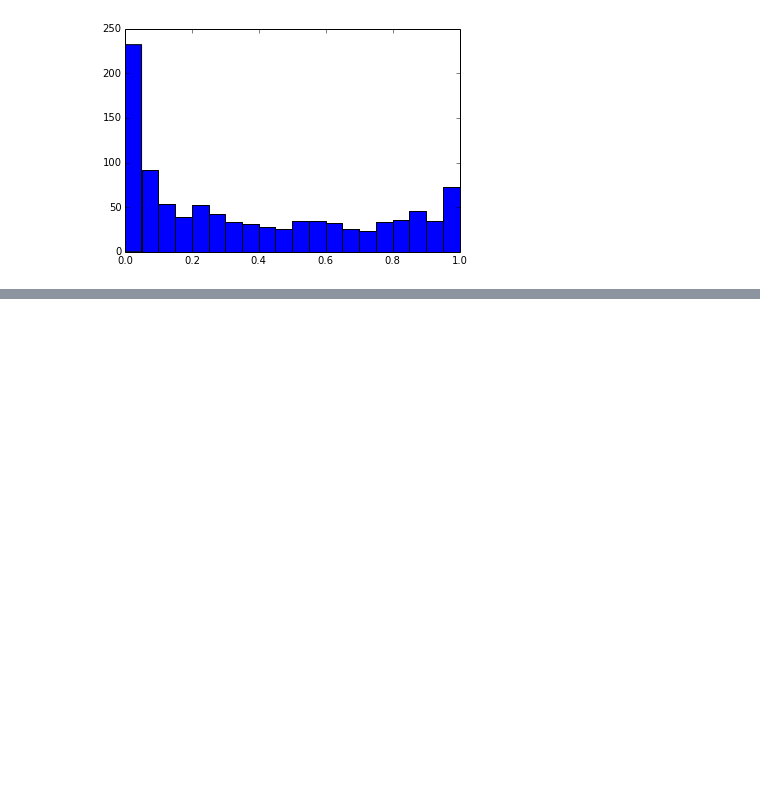
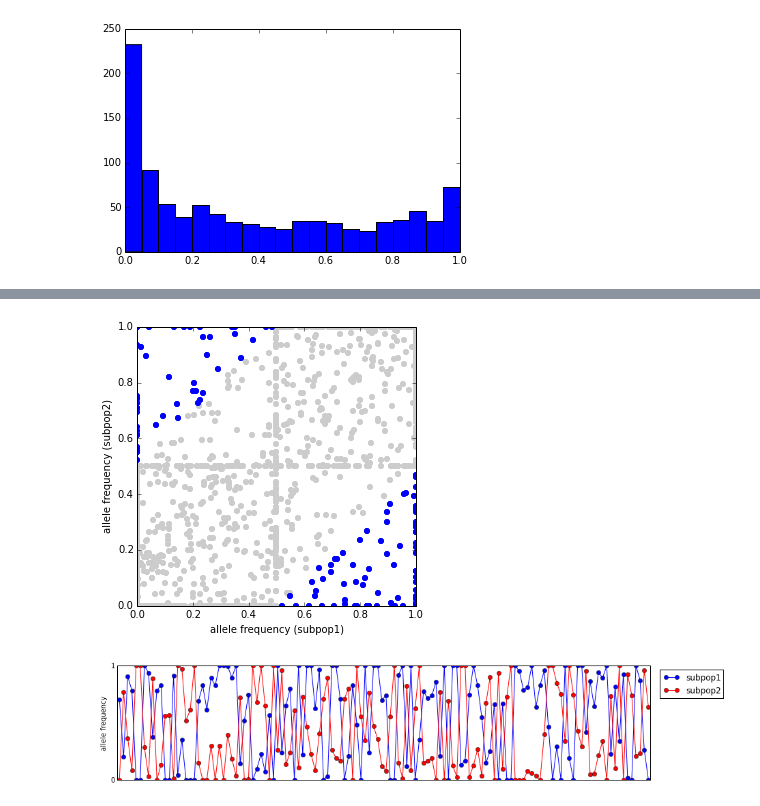
Before and after one commit to alimanfoo/anhima, a Jupyter notebook: examples/af.ipynb, the cells around one changed output, grey strips where cells are left out. Drawn from its saved outputs; the diff is of its cells as text; code cells hidden in the pictures; blank space fills up the shorter version.

```diff
--- a/examples/af.ipynb
+++ b/examples/af.ipynb
@@ -75,0 +96,32 @@ plt.hist(af[:, 1], bins=20);
+# %%
+# calculate allele frequencies, leaving out 5 samples from each subpopulation
+_, _, af_subpop1 = anhima.af.allele_frequency(genotypes_subpop1[:, :(n_samples//2)-5])
+_, _, af_subpop2 = anhima.af.allele_frequency(genotypes_subpop2[:, :(n_samples//2)-5])
+
+# filter variants to use only those with power to differentiate between populations
+flt = np.abs(af_subpop1 - af_subpop2) > .5
+genotypes_subpop1_flt = genotypes_subpop1[flt]
+genotypes_subpop2_flt = genotypes_subpop2[flt]
+
+# plot allele frequencies to visualise choice
+fig, ax = plt.subplots(figsize=(5, 5))
+ax.plot(af_subpop1, af_subpop2, color='#cccccc', marker='o', linestyle=' ', mew=0);
+af_subpop1_flt = af_subpop1[flt]
+af_subpop2_flt = af_subpop2[flt]
+ax.plot(af_subpop1_flt, af_subpop2_flt, 'bo', mew=0)
+ax.set_xlabel('allele frequency (subpop1)')
+ax.set_ylabel('allele frequency (subpop2)');
+
+# plot allele frequencies in each subpopulation
+fig, ax = plt.subplots(figsize=(14, 3))
+x = np.arange(af_subpop1_flt.size) + .5
+ax.plot(x, af_subpop1_flt, 'bo-', label='subpop1')
+ax.plot(x, af_subpop2_flt, 'ro-', label='subpop2')
+ax.set_yticks([0, 1])
+ax.set_xticks([])
+ax.set_xlim(0, af_subpop1_flt.size)
+ax.set_ylabel('allele frequency')
+ax.legend(loc='upper left', bbox_to_anchor=(1.01, 1));
+# %% [output]
+[figure, added]
+[figure, added]
```
Also changed, not shown: parts of 7 cells of this notebook, 2 other files.
